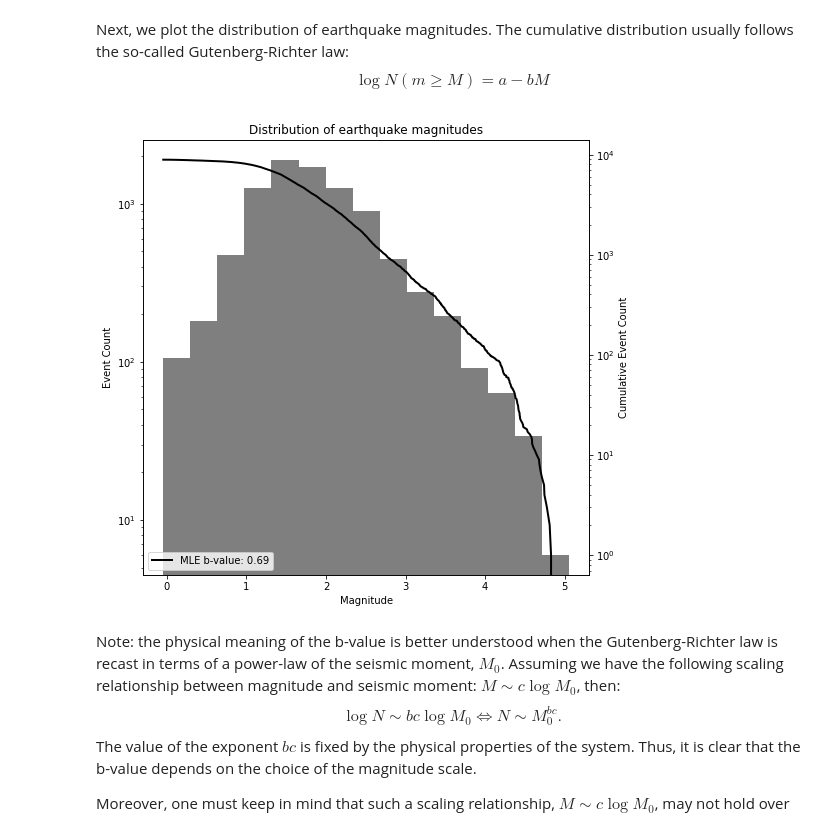
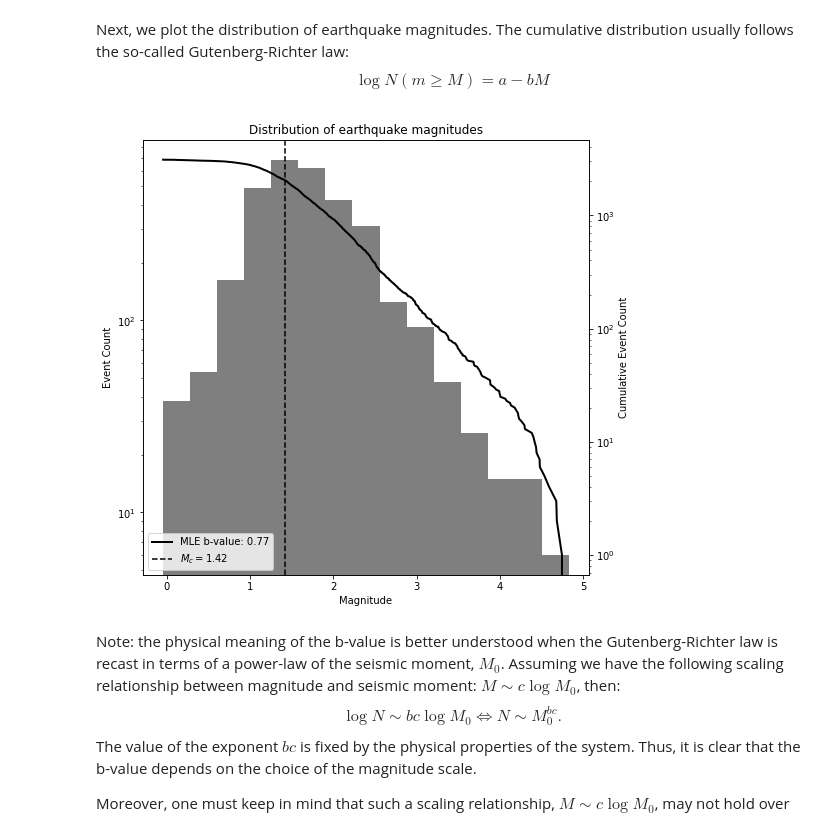
Before and after one commit to AI4EPS/Earthquake_Catalog_Workshop, a Jupyter notebook: notebooks/tm_multiple_templates.ipynb, the cells around one changed output. Drawn from its saved outputs; the diff is of its cells as text; code cells hidden in the pictures.

```diff
--- a/notebooks/tm_multiple_templates.ipynb
+++ b/notebooks/tm_multiple_templates.ipynb
@@ -1289,30 +1295,32 @@ $$ \log N(m \geq M) = a - b M$$
 # %%
 fig, ax = plt.subplots(num="magnitude_distribution", figsize=(8, 8))
 axb = ax.twinx()
 ax.set_title("Distribution of earthquake magnitudes")
 
 # cut off the last events of the day because those are in the tapered part of the continuous seismograms
-_cat = catalog[catalog["detection_time"] < "2019-07-04T23:45:00"]
+_cat = catalog[(catalog["detection_time"] < "2019-07-04T23:45:00") & (catalog["unique_event"])]
 
-count, m_bins, _ = ax.hist(_cat["m_rel"], bins=15, color="k", alpha=0.5, label="All channels")
+count, m_bins, _ = ax.hist(_cat["m_rel"], bins=15, color="k", alpha=0.5)
 
 # calculate the b-value
 m_midbins = 0.5 * (m_bins[:-1] + m_bins[1:])
 # estimate the magnitude of completeness with the maximum curvature method (Mc is taken as the mode of the magnitude distribution)
 m_c = m_midbins[count.argmax()]
 m_above_Mc = _cat["m_rel"][_cat["m_rel"] > m_c].values
 m_c_w_buffer = m_c + 0.1
 # estimate the b-value with the maximum likelihood method
 bvalue = 1.0 / (np.log(10) * np.mean(m_above_Mc - m_c_w_buffer))
 
 axb.plot(np.sort(_cat["m_rel"]), np.arange(len(_cat))[::-1], color="k", lw=2, label=f"MLE b-value: {bvalue:.2f}")
 
+axb.axvline(m_c, label=r"$M_c=$"f"{m_c:.2f}", color="k", ls="--")
+
 ax.set_xlabel("Magnitude")
 ax.set_ylabel("Event Count")
 axb.set_ylabel("Cumulative Event Count")
 axb.legend(loc="lower left")
 
 for ax in [ax, axb]:
     ax.set_yscale("log")
 # %% [output]
-[figure, old version]
+[figure, new version]
```
Also changed, not shown: parts of 16 cells of this notebook, 2 other files.
